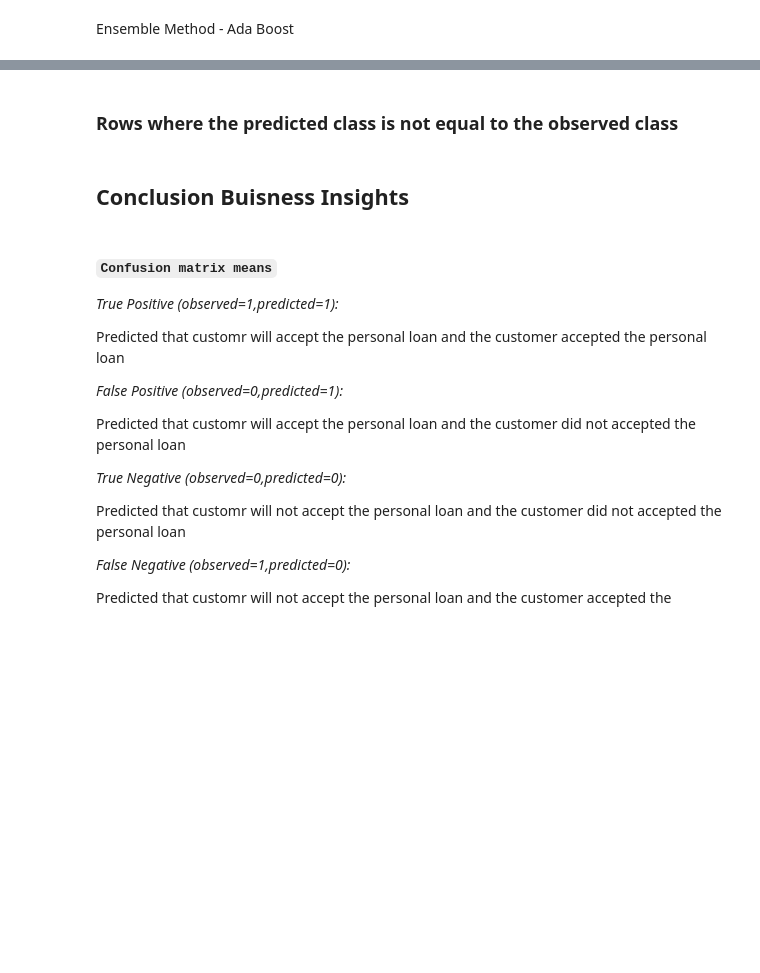
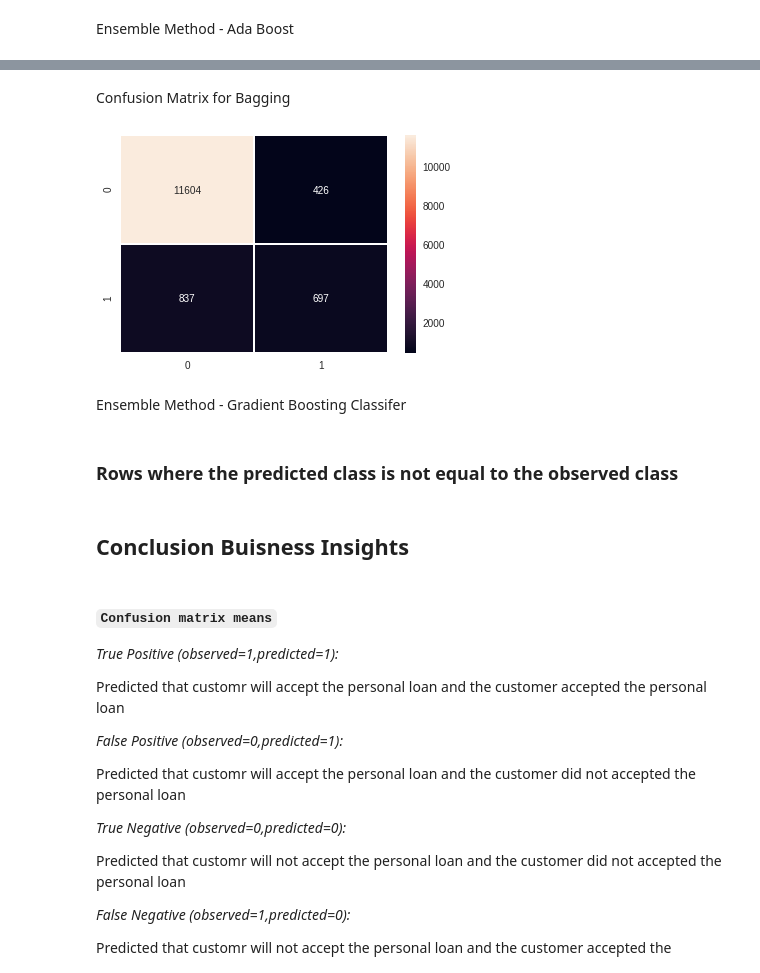
Before and after one commit to swaroop-raj/machine-learning, a Jupyter notebook: Term_Deposit_Subscription.ipynb, the cells around one changed output, grey strips where cells are left out. Drawn from its saved outputs; the diff is of its cells as text; code cells hidden in the pictures; blank space fills up the shorter version.

```diff
--- a/Term_Deposit_Subscription.ipynb
+++ b/Term_Deposit_Subscription.ipynb
@@ -711,0 +944,2 @@ modelResults
+# %%
+dTree_bagging_pred = dTree_bagging.predict(x_test)
@@ -711,0 +977,8 @@ modelResults
+# %% [markdown]
+Confusion Matrix for Bagging
+# %%
+confusion_martix(y_test, dTree_bagging_pred)
+# %% [output]
+[figure, added]
+# %% [markdown]
+Ensemble Method - Gradient Boosting Classifer
```
Also changed, not shown: parts of 35 cells of this notebook.
